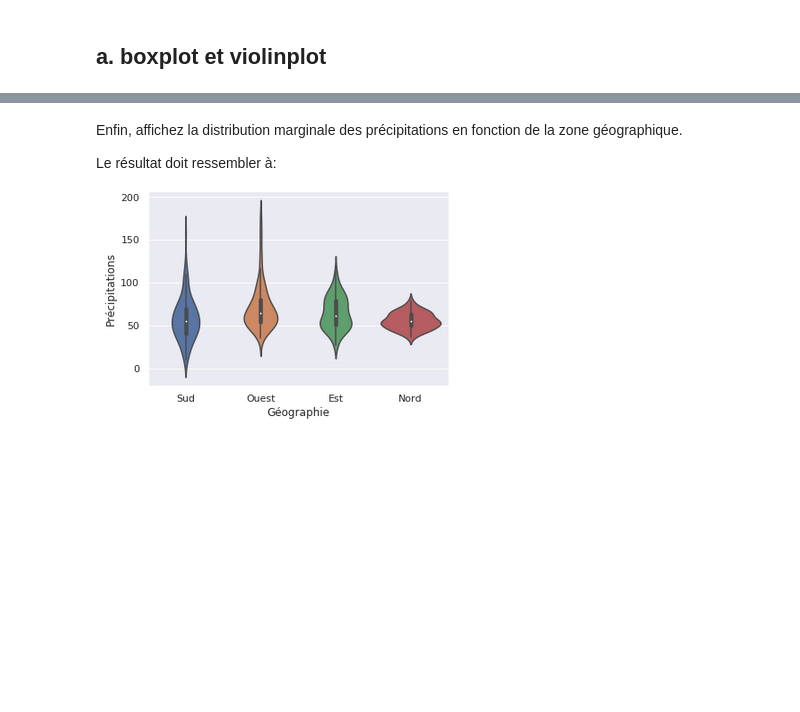
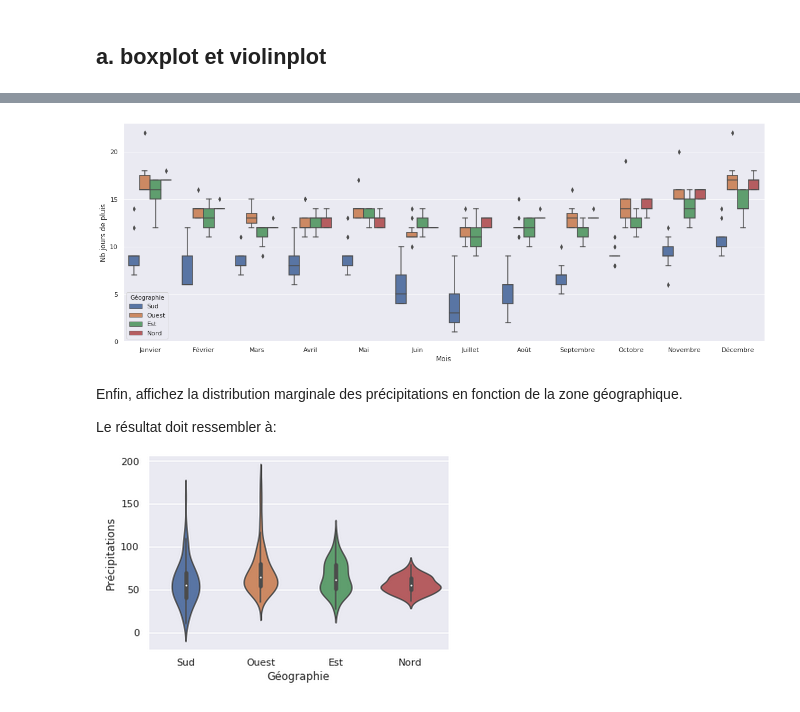
Before and after one commit to campusplage/compte-rendus-martin_elatrache, a Jupyter notebook: Copie_de_TP1_pandas.ipynb, the cells around one changed output, grey strips where cells are left out. Cells and saved outputs as stored; diff of their text form; code cells hidden in the pictures; blank space fills up the shorter version.

```diff
--- a/Copie_de_TP1_pandas.ipynb
+++ b/Copie_de_TP1_pandas.ipynb
@@ -325,3 +463,9 @@ Sophistiquez l'affichage précédent pour que les distributions se fassent en fo
+# %%
+# boxplot par différentes zones géographiques....
+g2 = sns.boxplot(x='Mois', y='Nb jours de pluis',  hue = "Géographie",data=f)
+g2.get_figure().set_size_inches(20,7)
+# %% [output]
+[figure, added]
 # %% [markdown]
 Enfin, affichez la distribution marginale des précipitations en fonction de la zone géographique.
 
```
Also changed, not shown: parts of 16 cells of this notebook.
